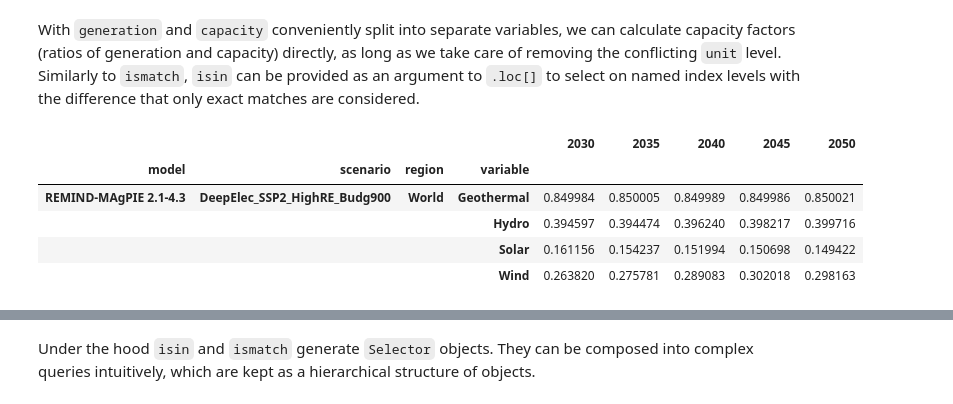
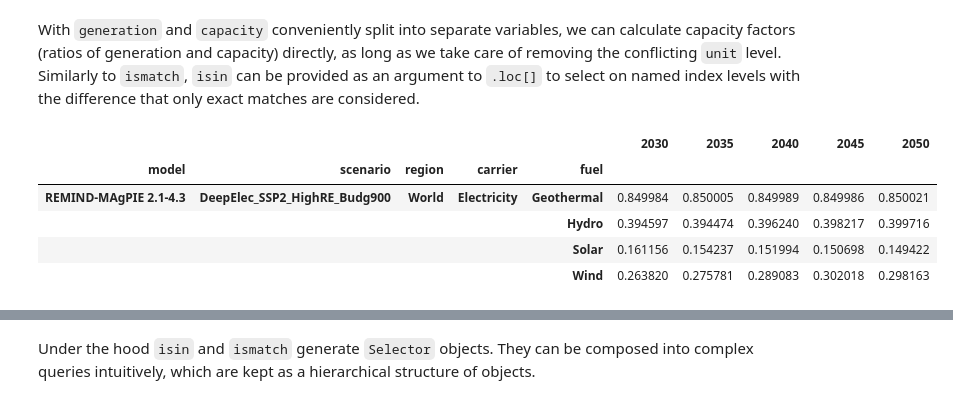
Before and after one commit to coroa/pandas-indexing, a Jupyter notebook: docs/notebooks/introduction.ipynb, the cells around one changed output, grey strips where cells are left out. Saved outputs shown, nothing was run; the diff lists cells and outputs as text; code cells hidden in the pictures.

```diff
--- a/docs/notebooks/introduction.ipynb
+++ b/docs/notebooks/introduction.ipynb
@@ -121,9 +118,10 @@ Since this extraction of data is relatively common, `extractlevel` simplifies th
 from pandas_indexing import extractlevel, formatlevel
 
 
-splitdf = extractlevel(df, variable="Secondary Energy|{carrier}|{fuel}", drop=True)
+generation = extractlevel(df, variable="Secondary Energy|{carrier}|{fuel}", drop=True)
+capacity = extractlevel(df, variable="Capacity|{carrier}|{fuel}", drop=True)
 # or: df.pix.extract(variable="Secondary Energy|{carrier}|{fuel}")
-splitdf
+generation
 # %% [output]
 |  |  |  |  |  |  | 2005 | 2010 | 2015 | 2020 | 2025 | 2030 | ... |
 | model | scenario | region | unit | carrier | fuel |  |  |  |  |  |  | ... |
@@ -159,11 +157,11 @@ formatlevel(splitdf, variable="Secondary Energy|{carrier}|{fuel}", drop=True)
 With `generation` and `capacity` conveniently split into separate variables, we can calculate capacity factors (ratios of generation and capacity) directly, as long as we take care of removing the conflicting `unit` level. Similarly to `ismatch`, `isin` can be provided as an argument to `.loc[]` to select on named index levels with the difference that only exact matches are considered.
 # %%
 capacity_factor = generation.droplevel("unit") / 8760 / capacity.droplevel("unit")
-capacity_factor.loc[isin(variable=["Solar", "Wind", "Hydro", "Geothermal"]), 2030:2051]
+capacity_factor.loc[isin(fuel=["Solar", "Wind", "Hydro", "Geothermal"]), 2030:2051]
 # %% [output]
-|  |  |  |  | 2030 | 2035 | 2040 | 2045 | 2050 |
-| model | scenario | region | variable |  |  |  |  |  |
-| REMIND-MAgPIE 2.1-4.3 | DeepElec_SSP2_HighRE_Budg900 | World | Geothermal | 0.849984 | 0.850005 | 0.849989 | 0.849986 | 0.850021 |
-|  |  |  | Hydro | 0.394597 | 0.394474 | 0.396240 | 0.398217 | 0.399716 |
-|  |  |  | Solar | 0.161156 | 0.154237 | 0.151994 | 0.150698 | 0.149422 |
-|  |  |  | Wind | 0.263820 | 0.275781 | 0.289083 | 0.302018 | 0.298163 |
+|  |  |  |  |  | 2030 | 2035 | 2040 | 2045 | 2050 |
+| model | scenario | region | carrier | fuel |  |  |  |  |  |
+| REMIND-MAgPIE 2.1-4.3 | DeepElec_SSP2_HighRE_Budg900 | World | Electricity | Geothermal | 0.849984 | 0.850005 | 0.849989 | 0.849986 | 0.850021 |
+|  |  |  |  | Hydro | 0.394597 | 0.394474 | 0.396240 | 0.398217 | 0.399716 |
+|  |  |  |  | Solar | 0.161156 | 0.154237 | 0.151994 | 0.150698 | 0.149422 |
+|  |  |  |  | Wind | 0.263820 | 0.275781 | 0.289083 | 0.302018 | 0.298163 |
```
Also changed, not shown: parts of 24 cells of this notebook, 7 other files.
